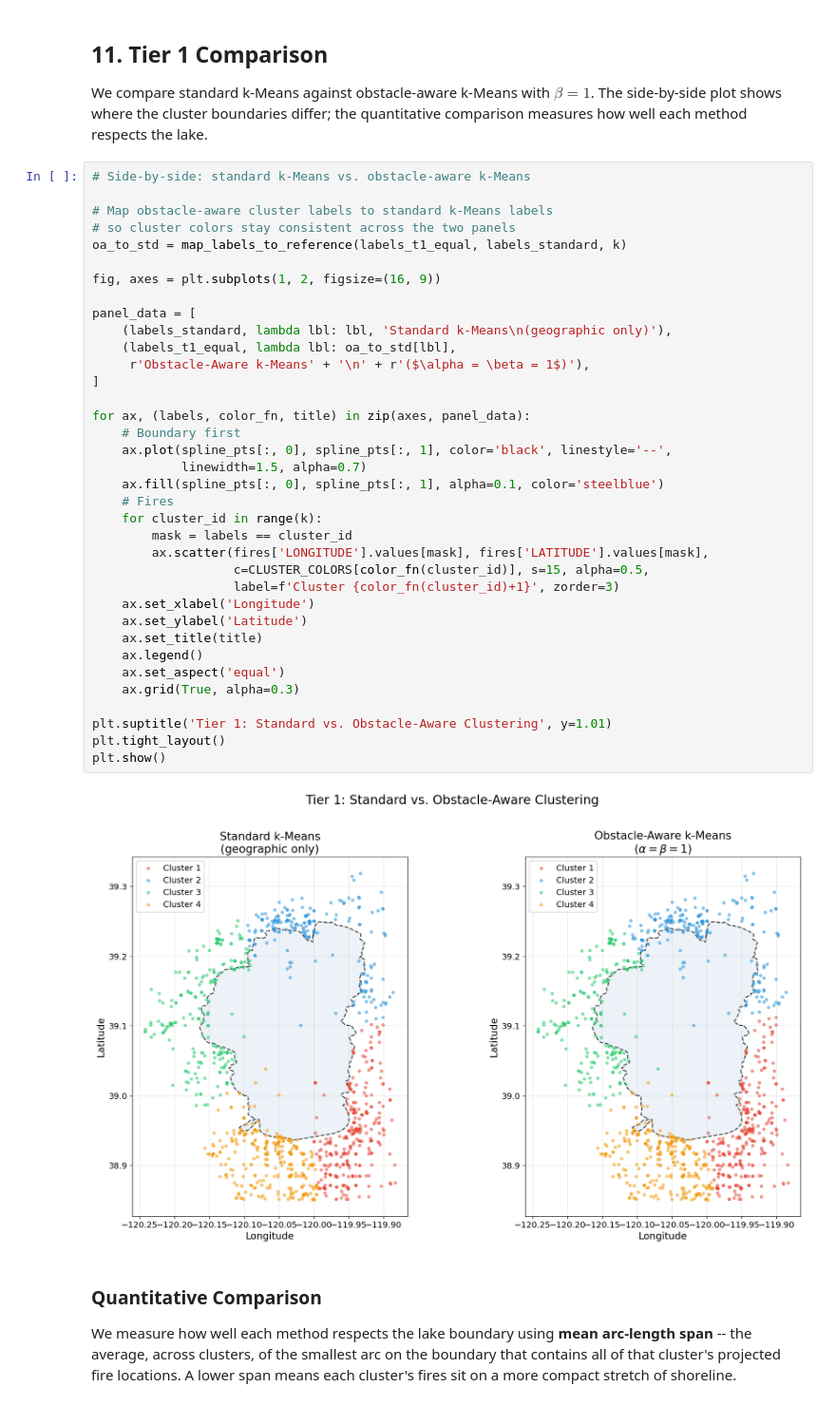
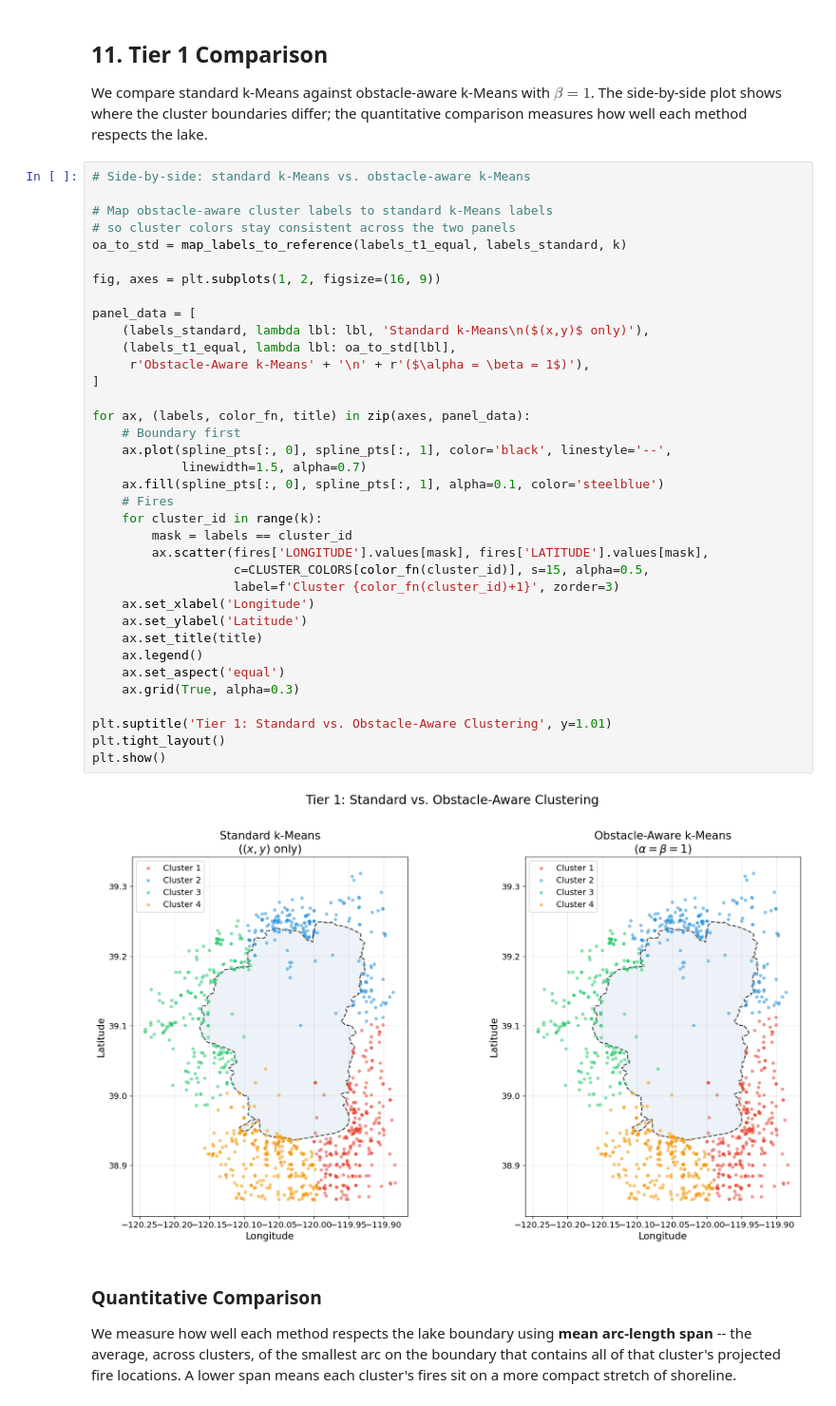
Before and after one commit to Michele-75/obstacle-aware-clustering, a Jupyter notebook: notebooks/03_clustering_wildfires.ipynb, the cells around one changed output. Shown at 95% size. Saved outputs shown, nothing was run; the diff lists cells and outputs as text.

```diff
--- a/notebooks/03_clustering_wildfires.ipynb
+++ b/notebooks/03_clustering_wildfires.ipynb
@@ -717,35 +713,35 @@ oa_to_std = map_labels_to_reference(labels_t1_equal, labels_standard, k)
 
 fig, axes = plt.subplots(1, 2, figsize=(16, 9))
 
 panel_data = [
-    (labels_standard, lambda lbl: lbl, 'Standard k-Means\n(geographic only)'),
+    (labels_standard, lambda lbl: lbl, 'Standard k-Means\n($(x,y)$ only)'),
     (labels_t1_equal, lambda lbl: oa_to_std[lbl],
      r'Obstacle-Aware k-Means' + '\n' + r'($\alpha = \beta = 1$)'),
 ]
 
 for ax, (labels, color_fn, title) in zip(axes, panel_data):
     # Boundary first
     ax.plot(spline_pts[:, 0], spline_pts[:, 1], color='black', linestyle='--',
             linewidth=1.5, alpha=0.7)
     ax.fill(spline_pts[:, 0], spline_pts[:, 1], alpha=0.1, color='steelblue')
     # Fires
     for cluster_id in range(k):
         mask = labels == cluster_id
         ax.scatter(fires['LONGITUDE'].values[mask], fires['LATITUDE'].values[mask],
                    c=CLUSTER_COLORS[color_fn(cluster_id)], s=15, alpha=0.5,
                    label=f'Cluster {color_fn(cluster_id)+1}', zorder=3)
     ax.set_xlabel('Longitude')
     ax.set_ylabel('Latitude')
     ax.set_title(title)
     ax.legend()
     ax.set_aspect('equal')
     ax.grid(True, alpha=0.3)
 
 plt.suptitle('Tier 1: Standard vs. Obstacle-Aware Clustering', y=1.01)
 plt.tight_layout()
 plt.show()
 # %% [output]
-[figure, old version]
+[figure, new version]
 # %% [markdown]
 ### Quantitative Comparison
 
```
Also changed, not shown: parts of 28 cells of this notebook.
